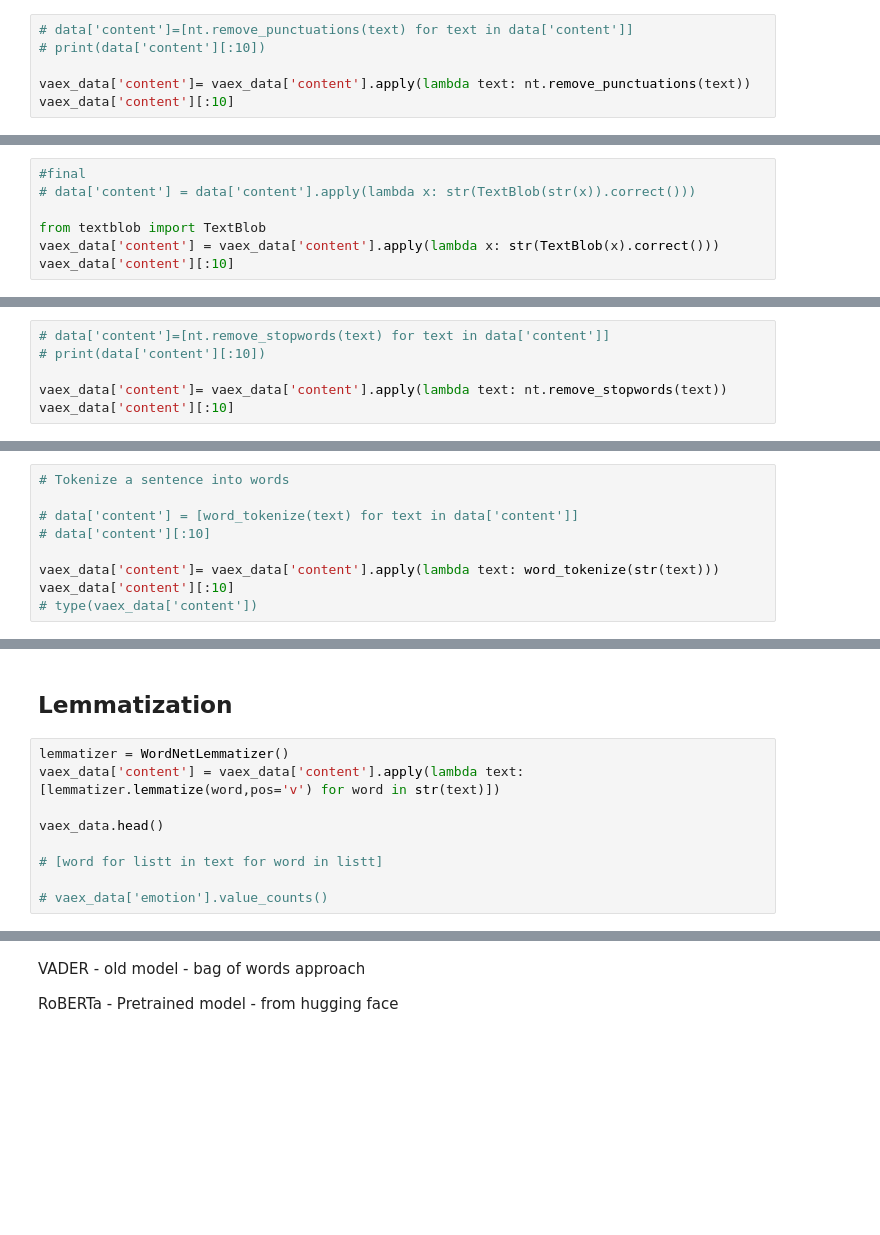
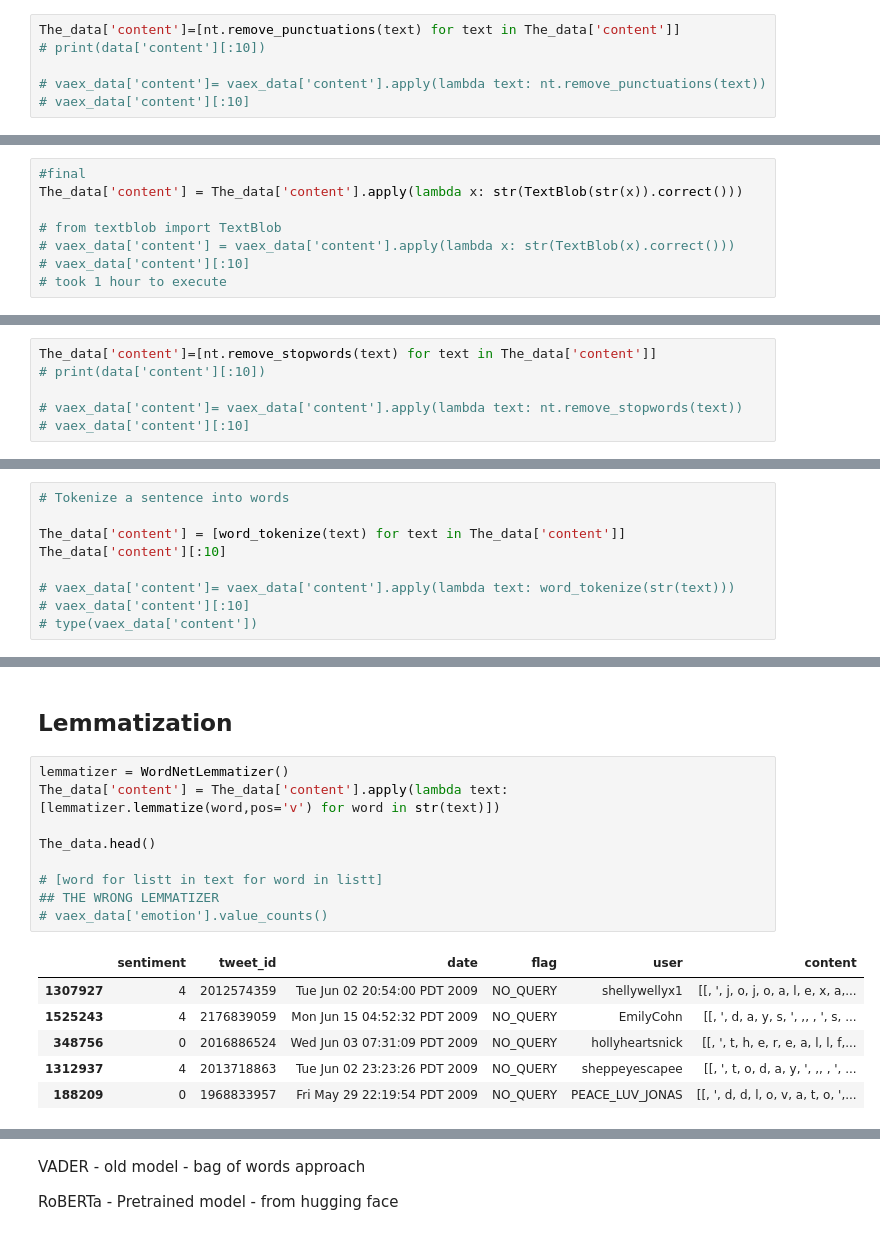
Before and after one commit to shruti-madhav/Sentiment_Analysis, a Jupyter notebook: Sentimnt_Analysis.ipynb, the cells around one changed output, grey strips where cells are left out. Cells and saved outputs as stored; diff of their text form; blank space fills up the shorter version.

```diff
--- a/Sentimnt_Analysis.ipynb
+++ b/Sentimnt_Analysis.ipynb
@@ -309,8 +273,8 @@ Why?
 
 As they generally aren't much of any information for many NLP tasks.
 # %%
-# data['content']=[nt.remove_punctuations(text) for text in data['content']]
+The_data['content']=[nt.remove_punctuations(text) for text in The_data['content']]
 # print(data['content'][:10])
 
-vaex_data['content']= vaex_data['content'].apply(lambda text: nt.remove_punctuations(text))
-vaex_data['content'][:10]
+# vaex_data['content']= vaex_data['content'].apply(lambda text: nt.remove_punctuations(text))
+# vaex_data['content'][:10]
@@ -334,8 +284,9 @@ Length: 10 dtype: string (column)
 Checking for typos and replacing the correct spellings.
 # %%
 #final
-# data['content'] = data['content'].apply(lambda x: str(TextBlob(str(x)).correct()))
+The_data['content'] = The_data['content'].apply(lambda x: str(TextBlob(str(x)).correct()))
 
-from textblob import TextBlob
-vaex_data['content'] = vaex_data['content'].apply(lambda x: str(TextBlob(x).correct()))
-vaex_data['content'][:10]
+# from textblob import TextBlob
+# vaex_data['content'] = vaex_data['content'].apply(lambda x: str(TextBlob(x).correct()))
+# vaex_data['content'][:10]
+# took 1 hour to execute
@@ -360,8 +297,8 @@ Removing common, low-information words (mostly "and", "the", "in") known as stop
 
 Because they don't add much value either.
 # %%
-# data['content']=[nt.remove_stopwords(text) for text in data['content']]
+The_data['content']=[nt.remove_stopwords(text) for text in The_data['content']]
 # print(data['content'][:10])
 
-vaex_data['content']= vaex_data['content'].apply(lambda text: nt.remove_stopwords(text))
-vaex_data['content'][:10]
+# vaex_data['content']= vaex_data['content'].apply(lambda text: nt.remove_stopwords(text))
+# vaex_data['content'][:10]
@@ -386,9 +309,9 @@ Length: 10 dtype: string (column)
 # %%
 # Tokenize a sentence into words
 
-# data['content'] = [word_tokenize(text) for text in data['content']]
-# data['content'][:10]
+The_data['content'] = [word_tokenize(text) for text in The_data['content']]
+The_data['content'][:10]
 
-vaex_data['content']= vaex_data['content'].apply(lambda text: word_tokenize(str(text)))
-vaex_data['content'][:10]
+# vaex_data['content']= vaex_data['content'].apply(lambda text: word_tokenize(str(text)))
+# vaex_data['content'][:10]
 # type(vaex_data['content'])
@@ -426,11 +319,18 @@ vaex_data[:10]
 ## **Lemmatization**
 # %%
 lemmatizer = WordNetLemmatizer()
-vaex_data['content'] = vaex_data['content'].apply(lambda text: [lemmatizer.lemmatize(word,pos='v') for word in str(text)])
+The_data['content'] = The_data['content'].apply(lambda text: [lemmatizer.lemmatize(word,pos='v') for word in str(text)])
 
-vaex_data.head()
+The_data.head()
 
 # [word for listt in text for word in listt]
-
+## THE WRONG LEMMATIZER
 # vaex_data['emotion'].value_counts()
+# %% [output]
+|  | sentiment | tweet_id | date | flag | user | content |
+| 1307927 | 4 | 2012574359 | Tue Jun 02 20:54:00 PDT 2009 | NO_QUERY | shellywellyx1 | [[, ', j, o, j, o, a, l, e, x, a,... |
+| 1525243 | 4 | 2176839059 | Mon Jun 15 04:52:32 PDT 2009 | NO_QUERY | EmilyCohn | [[, ', d, a, y, s, ', ,, , ', s, ... |
+| 348756 | 0 | 2016886524 | Wed Jun 03 07:31:09 PDT 2009 | NO_QUERY | hollyheartsnick | [[, ', t, h, e, r, e, a, l, l, f,... |
+| 1312937 | 4 | 2013718863 | Tue Jun 02 23:23:26 PDT 2009 | NO_QUERY | sheppeyescapee | [[, ', t, o, d, a, y, ', ,, , ', ... |
+| 188209 | 0 | 1968833957 | Fri May 29 22:19:54 PDT 2009 | NO_QUERY | PEACE_LUV_JONAS | [[, ', d, d, l, o, v, a, t, o, ',... |
 # %%
```
Also changed, not shown: parts of 19 cells of this notebook.
